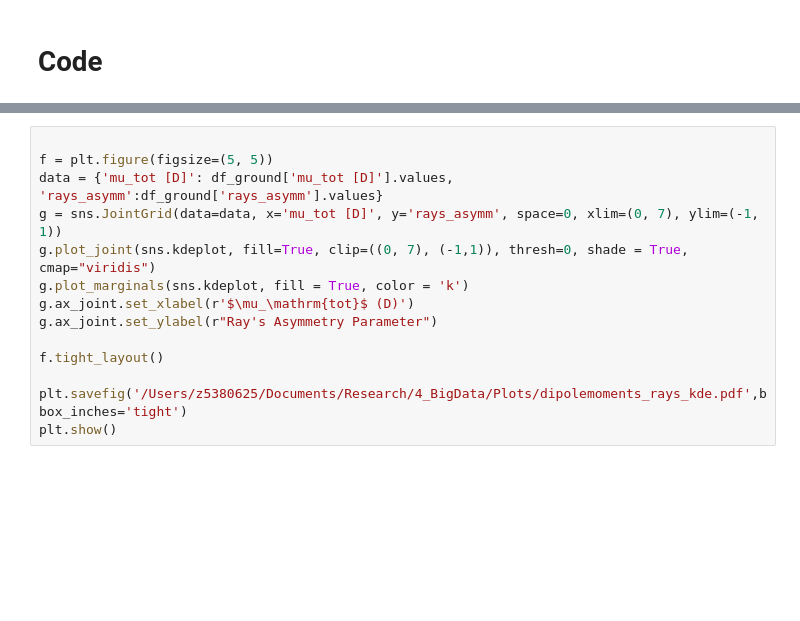
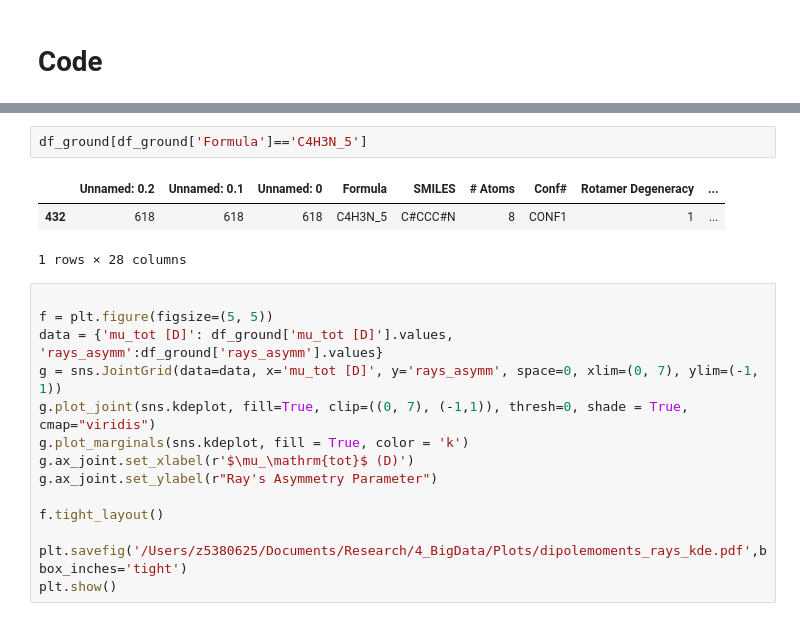
Before and after one commit to mpettyjo/4_BigData, a Jupyter notebook: Plots/RotConst_Dipole_Distributions.ipynb, the cells around one changed output, grey strips where cells are left out. Cells and saved outputs as stored; diff of their text form; blank space fills up the shorter version.

```diff
--- a/Plots/RotConst_Dipole_Distributions.ipynb
+++ b/Plots/RotConst_Dipole_Distributions.ipynb
@@ -57,3 +86,9 @@ df_ground['rays_asymm'] = rays_asymm
+# %%
+df_ground[df_ground['Formula']=='C4H3N_5']
+# %% [output]
+|  | Unnamed: 0.2 | Unnamed: 0.1 | Unnamed: 0 | Formula | SMILES | # Atoms | Conf# | Rotamer Degeneracy | ... |
+| 432 | 618 | 618 | 618 | C4H3N_5 | C#CCC#N | 8 | CONF1 | 1 | ... |
+1 rows × 28 columns
 # %%
 
 f = plt.figure(figsize=(5, 5))
```
Also changed, not shown: parts of 3 cells of this notebook.
